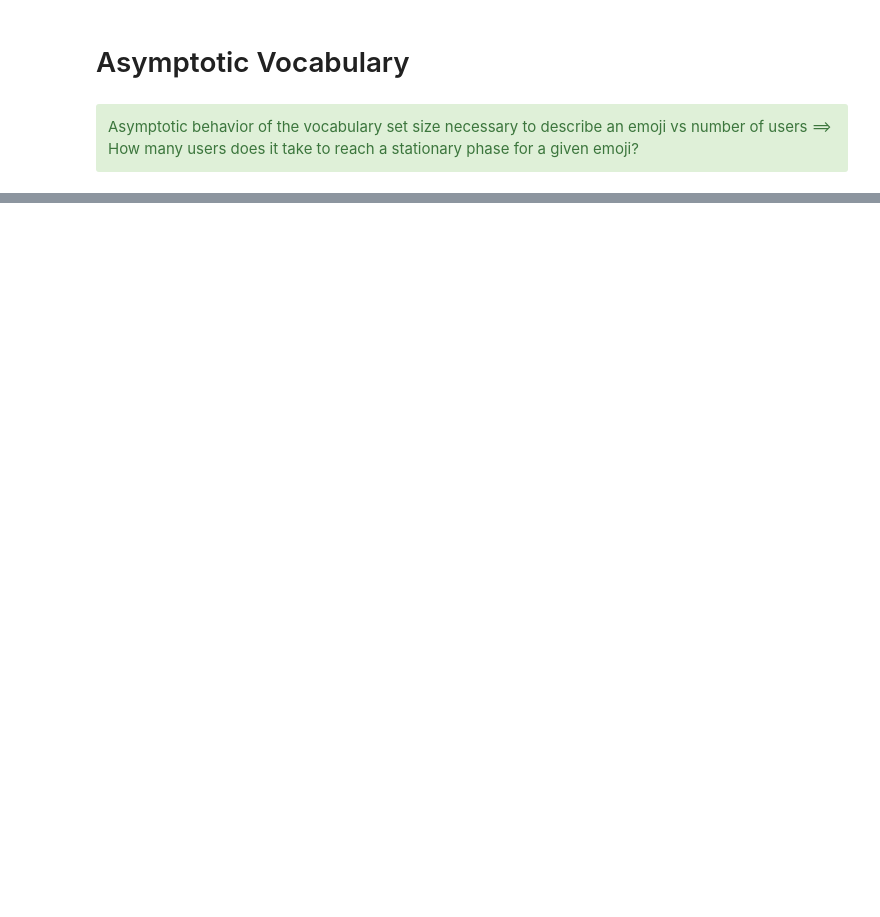
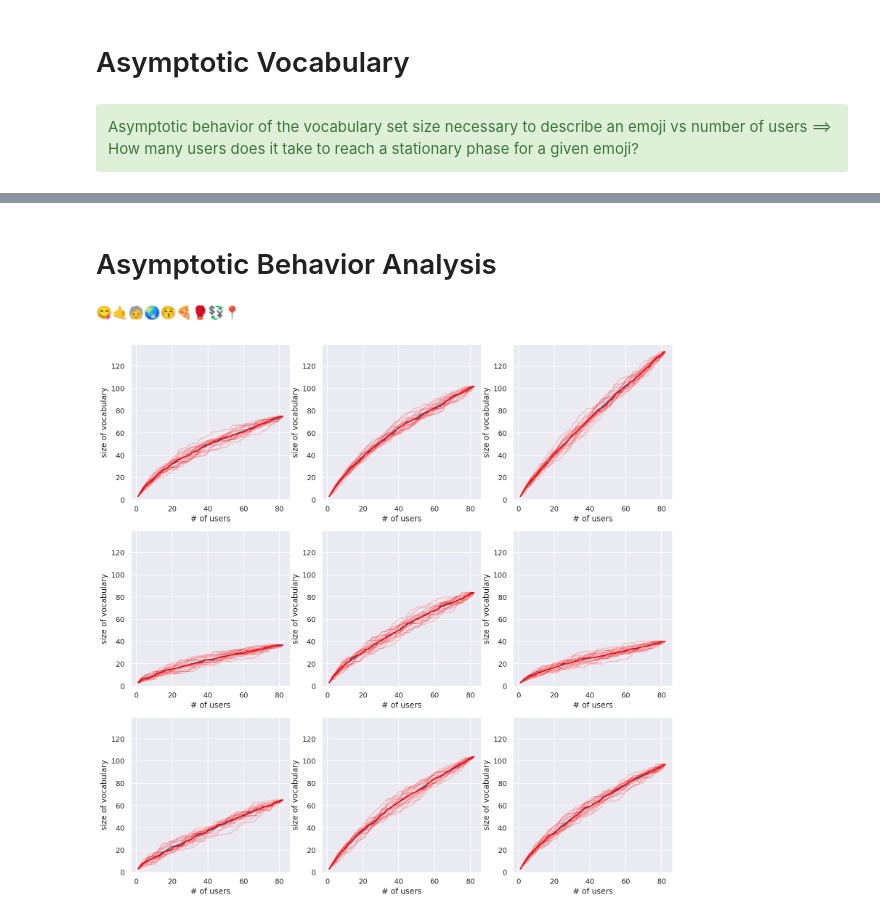
Before and after one commit to ymentha14/emojis_dataset, a Jupyter notebook: notebooks/asymptotic_vocab.ipynb, the cells around one changed output, grey strips where cells are left out. Drawn from its saved outputs; the diff is of its cells as text; code cells hidden in the pictures; blank space fills up the shorter version.

```diff
--- a/notebooks/asymptotic_vocab.ipynb
+++ b/notebooks/asymptotic_vocab.ipynb
@@ -72,10 +25,0 @@ def plot_trajectories(em_serie,ax=None,N_TRAJ = 20):
-# %%
-def plot_multi_trajectories(form_df):
-    """
-    Plot the random trajectories as in plot_trajectories for the 9 first emojis of form_df
-    """
-    fig,axes = plt.subplots(3,3,figsize=(15,15))
-    axes = axes.reshape(-1)
-    for ax,col in zip(axes,form_df.columns):
-        print(col,end="")
-        plot_trajectories(form_df[col],ax)
@@ -86,0 +54,11 @@ plot_multi_trajectories(form4_df)
+# %% [markdown]
+# Asymptotic Behavior Analysis
+# %%
+asymp_df = str2vocab(read_form("../data/raw/forms/Asymptotic_Emoji_Agreement_1.csv"))
+
+asymp_df.drop(columns=['👕','🚓'],inplace=True)
+
+plot_multi_trajectories(asymp_df)
+# %% [output]
+😋🤙🧓🌏😚🍕🥊💱📍
+[figure, added]
```
Also changed, not shown: parts of 11 cells of this notebook, 5 other files.
